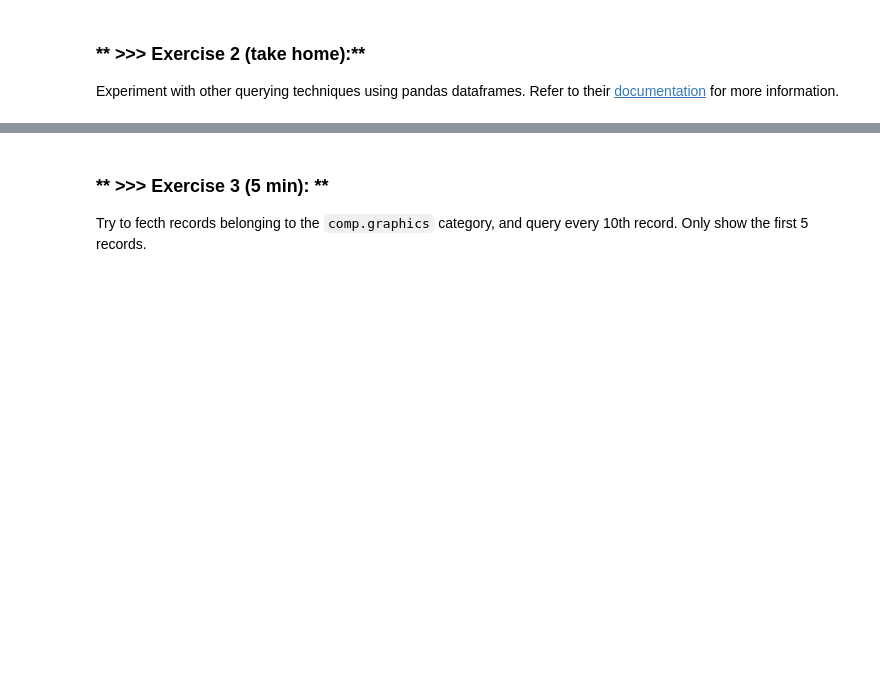
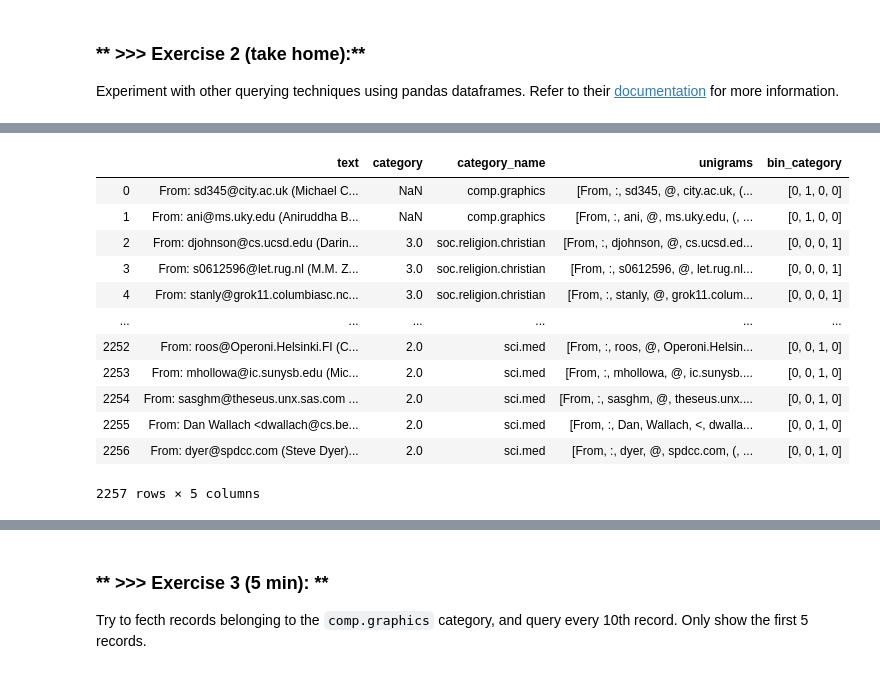
Before and after one commit to wuling31715/2020-NTHU-Data-Mining, a Jupyter notebook: lab1/DM2020-Lab1-Solved.ipynb, the cells around one changed output, grey strips where cells are left out. Drawn from its saved outputs; the diff is of its cells as text; code cells hidden in the pictures; blank space fills up the shorter version.

```diff
--- a/lab1/DM2020-Lab1-Solved.ipynb
+++ b/lab1/DM2020-Lab1-Solved.ipynb
@@ -388,0 +424,16 @@ Experiment with other querying techniques using pandas dataframes. Refer to thei
+# %%
+X.mask(X==1)
+# %% [output]
+|  | text | category | category_name | unigrams | bin_category |
+| 0 | From: sd345@city.ac.uk (Michael C... | NaN | comp.graphics | [From, :, sd345, @, city.ac.uk, (... | [0, 1, 0, 0] |
+| 1 | From: ani@ms.uky.edu (Aniruddha B... | NaN | comp.graphics | [From, :, ani, @, ms.uky.edu, (, ... | [0, 1, 0, 0] |
+| 2 | From: djohnson@cs.ucsd.edu (Darin... | 3.0 | soc.religion.christian | [From, :, djohnson, @, cs.ucsd.ed... | [0, 0, 0, 1] |
+| 3 | From: s0612596@let.rug.nl (M.M. Z... | 3.0 | soc.religion.christian | [From, :, s0612596, @, let.rug.nl... | [0, 0, 0, 1] |
+| 4 | From: stanly@grok11.columbiasc.nc... | 3.0 | soc.religion.christian | [From, :, stanly, @, grok11.colum... | [0, 0, 0, 1] |
+| ... | ... | ... | ... | ... | ... |
+| 2252 | From: roos@Operoni.Helsinki.FI (C... | 2.0 | sci.med | [From, :, roos, @, Operoni.Helsin... | [0, 0, 1, 0] |
+| 2253 | From: mhollowa@ic.sunysb.edu (Mic... | 2.0 | sci.med | [From, :, mhollowa, @, ic.sunysb.... | [0, 0, 1, 0] |
+| 2254 | From: sasghm@theseus.unx.sas.com ... | 2.0 | sci.med | [From, :, sasghm, @, theseus.unx.... | [0, 0, 1, 0] |
+| 2255 | From: Dan Wallach <dwallach@cs.be... | 2.0 | sci.med | [From, :, Dan, Wallach, <, dwalla... | [0, 0, 1, 0] |
+| 2256 | From: dyer@spdcc.com (Steve Dyer)... | 2.0 | sci.med | [From, :, dyer, @, spdcc.com, (, ... | [0, 0, 1, 0] |
+2257 rows × 5 columns
```
Also changed, not shown: parts of 11 cells of this notebook.
